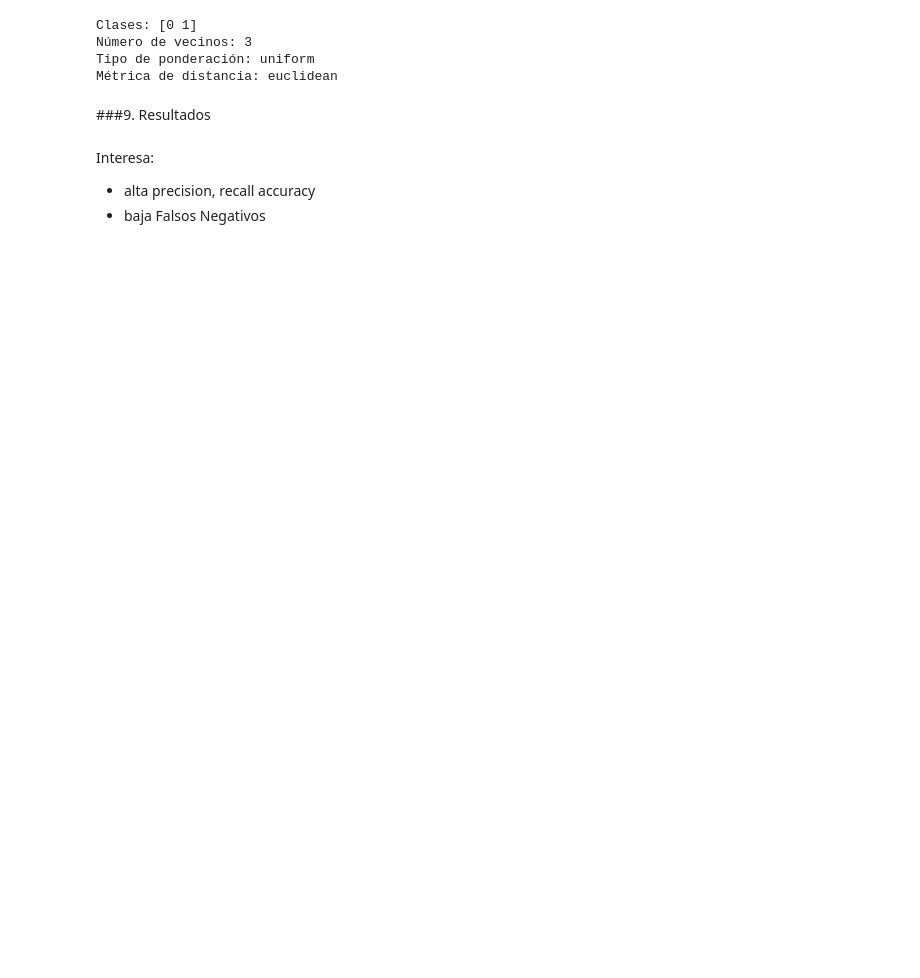
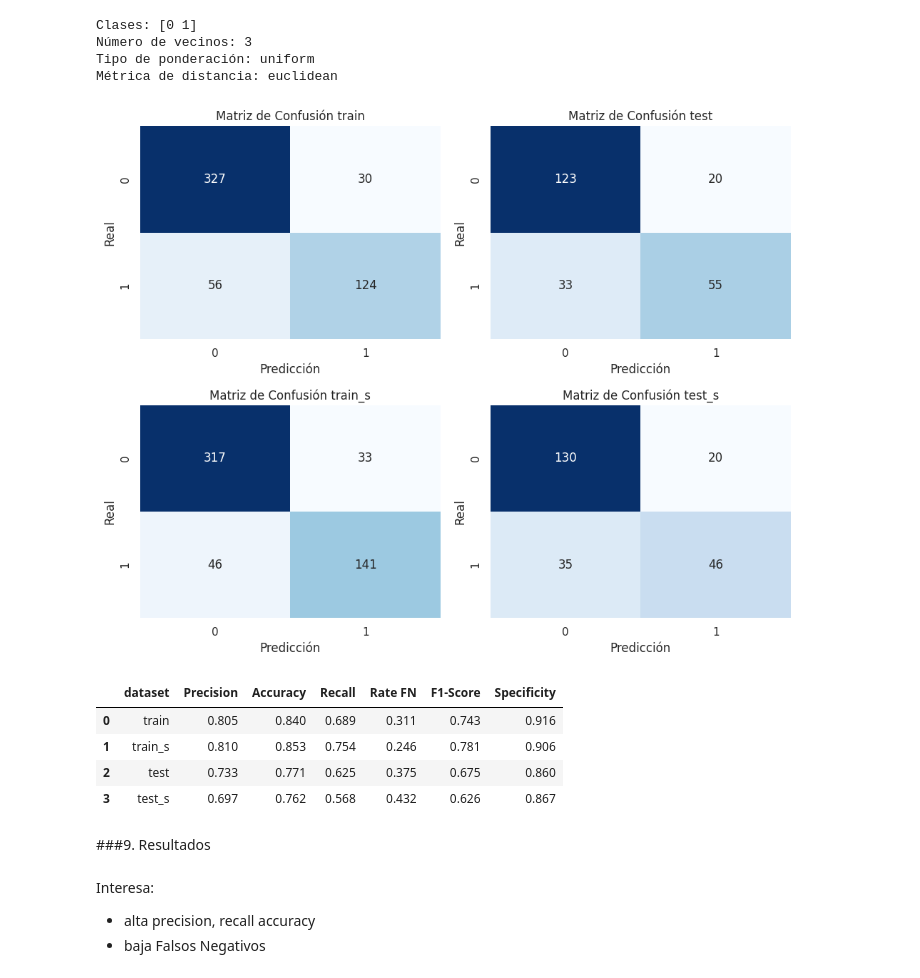
Before and after one commit to davidagapitoq/data_science_for_business_2023, a Jupyter notebook: Supervised_models/KNN/Diabetes_prediction.ipynb, the cells around one changed output. Cells and saved outputs as stored; diff of their text form; code cells hidden in the pictures; blank space fills up the shorter version.

```diff
--- a/Supervised_models/KNN/Diabetes_prediction.ipynb
+++ b/Supervised_models/KNN/Diabetes_prediction.ipynb
@@ -458,6 +634,42 @@ Clases: [0 1]
 Número de vecinos: 3
 Tipo de ponderación: uniform
 Métrica de distancia: euclidean
+# %%
+# Matrices de confusión
+fig, axes = plt.subplots(nrows=2, ncols=2, figsize=(10, 8))
+titles = ['Matriz de Confusión train', 'Matriz de Confusión test', 'Matriz de Confusión train_s', 'Matriz de Confusión test_s']
+for i, ax in enumerate(axes.flatten()):
+    if i == 0:
+        sns.heatmap(confusion_train, annot=True, cmap='Blues', cbar=False, ax=ax, fmt='.0f')
+    elif i == 1:
+        sns.heatmap(confusion_test, annot=True, cmap='Blues', cbar=False, ax=ax, fmt='.0f')
+    elif i == 2:
+        sns.heatmap(confusion_train_s, annot=True, cmap='Blues', cbar=False, ax=ax, fmt='.0f')
+    elif i == 3:
+        sns.heatmap(confusion_test_s, annot=True, cmap='Blues', cbar=False, ax=ax, fmt='.0f')
+    ax.set_title(titles[i])
+    ax.set_xlabel('Predicción')
+    ax.set_ylabel('Real')
+
+plt.tight_layout()
+plt.show()
+
+### Resultados de las métricas
+metrics = [['train', precision_train, accuracy_train, recall_train, rate_FN_train, f1_train, specificity_train],
+           ['train_s', precision_train_s, accuracy_train_s, recall_train_s, rate_FN_train_s, f1_train_s, specificity_train_s],
+           ['test', precision_test, accuracy_test, recall_test, rate_FN_test, f1_test, specificity_test],
+           ['test_s', precision_test_s, accuracy_test_s, recall_test_s, rate_FN_test_s, f1_test_s, specificity_test_s]]
+columns = ['dataset', 'Precision', 'Accuracy', 'Recall', 'Rate FN', 'F1-Score', 'Specificity']
+results = pd.DataFrame(metrics, columns=columns)
+results[results.select_dtypes(include=['float64', 'int64']).columns] = results.select_dtypes(include=['float64', 'int64']).round(3)
+results
+# %% [output]
+[figure, added]
+|  | dataset | Precision | Accuracy | Recall | Rate FN | F1-Score | Specificity |
+| 0 | train | 0.805 | 0.840 | 0.689 | 0.311 | 0.743 | 0.916 |
+| 1 | train_s | 0.810 | 0.853 | 0.754 | 0.246 | 0.781 | 0.906 |
+| 2 | test | 0.733 | 0.771 | 0.625 | 0.375 | 0.675 | 0.860 |
+| 3 | test_s | 0.697 | 0.762 | 0.568 | 0.432 | 0.626 | 0.867 |
 # %% [markdown]
 ###9. Resultados
 # %% [markdown]
```
Also changed, not shown: parts of 17 cells of this notebook.
